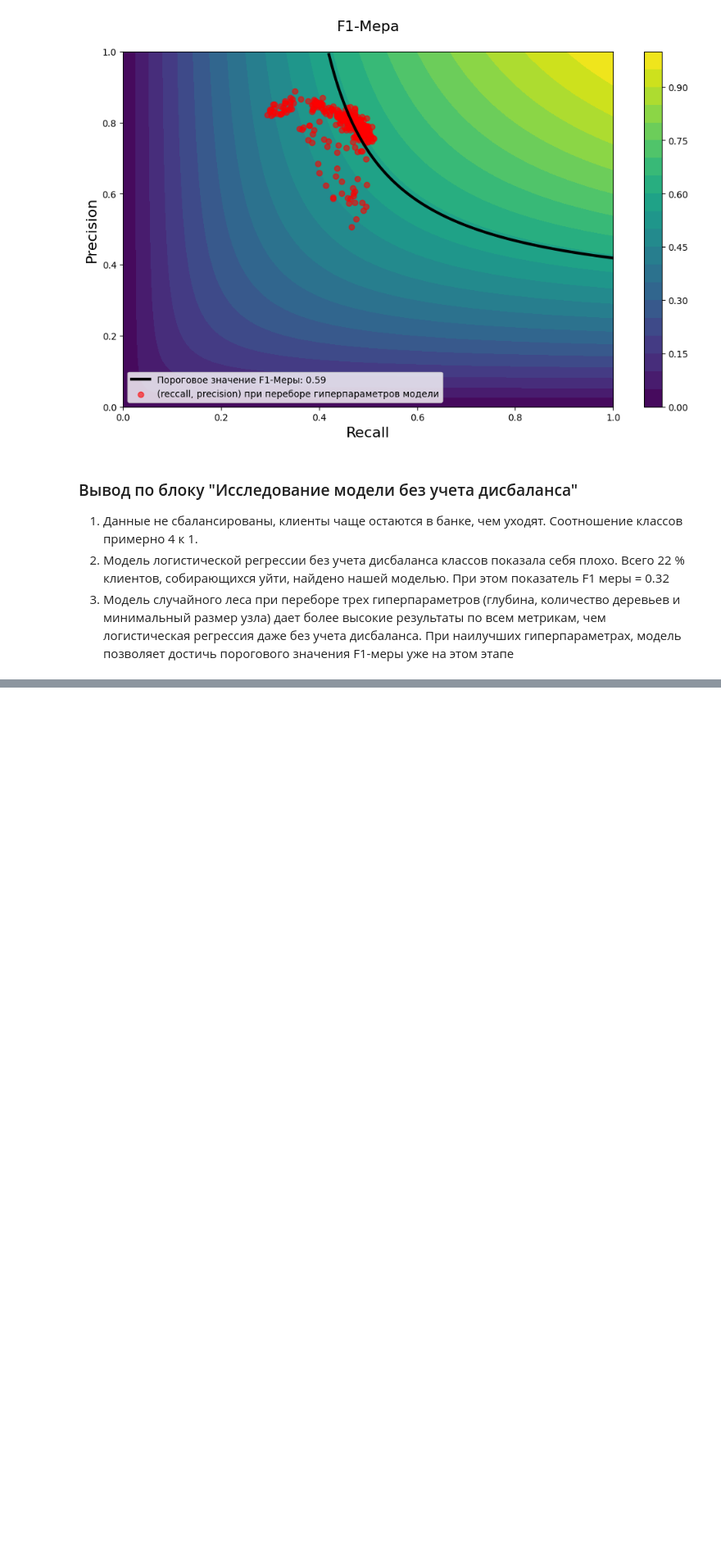
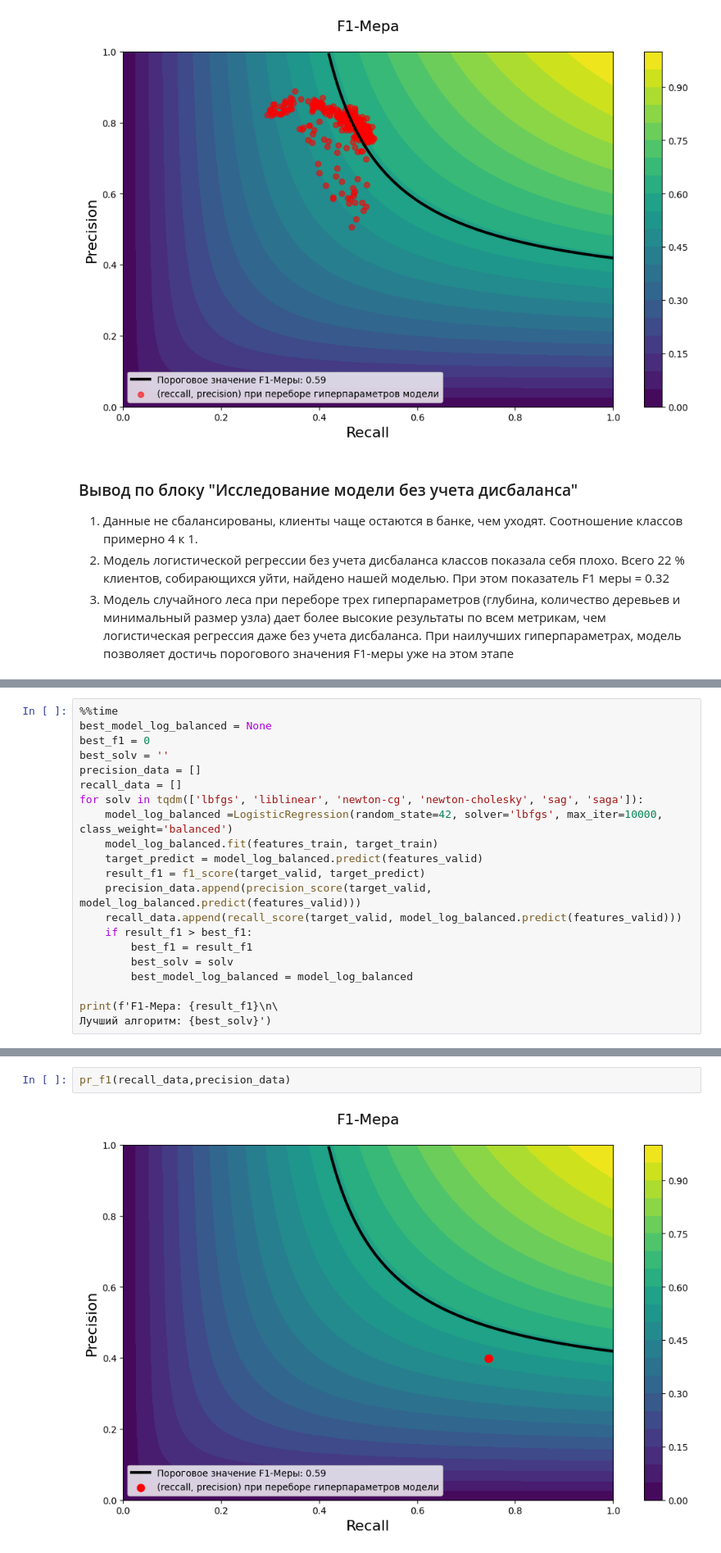
Before and after one commit to miroshkinyaroslav/Supervised-learning, a Jupyter notebook: supervised learning.ipynb, the cells around one changed output, grey strips where cells are left out. Shown: that part at 82% size. Cells and saved outputs as stored; diff of their text form; blank space fills up the shorter version.

Commit message:
add balanced models

```diff
--- a/supervised learning.ipynb
+++ b/supervised learning.ipynb
@@ -374,0 +384,21 @@ pr_f1(recall_data_forest,precision_data_forest, dot_size=1, alpha=0.6)
+# %%
+%%time
+best_model_log_balanced = None
+best_f1 = 0
+best_solv = ''
+precision_data = []
+recall_data = []
+for solv in tqdm(['lbfgs', 'liblinear', 'newton-cg', 'newton-cholesky', 'sag', 'saga']):
+    model_log_balanced =LogisticRegression(random_state=42, solver='lbfgs', max_iter=10000, class_weight='balanced')
+    model_log_balanced.fit(features_train, target_train)
+    target_predict = model_log_balanced.predict(features_valid)
+    result_f1 = f1_score(target_valid, target_predict)
+    precision_data.append(precision_score(target_valid, model_log_balanced.predict(features_valid)))
+    recall_data.append(recall_score(target_valid, model_log_balanced.predict(features_valid)))
+    if result_f1 > best_f1:
+        best_f1 = result_f1
+        best_solv = solv
+        best_model_log_balanced = model_log_balanced
+
+print(f'F1-Мера: {result_f1}\n\
+Лучший алгоритм: {best_solv}')
@@ -374,0 +410,4 @@ pr_f1(recall_data_forest,precision_data_forest, dot_size=1, alpha=0.6)
+# %%
+pr_f1(recall_data,precision_data)
+# %% [output]
+[figure, added]
```
Also changed, not shown: parts of 32 cells of this notebook.
